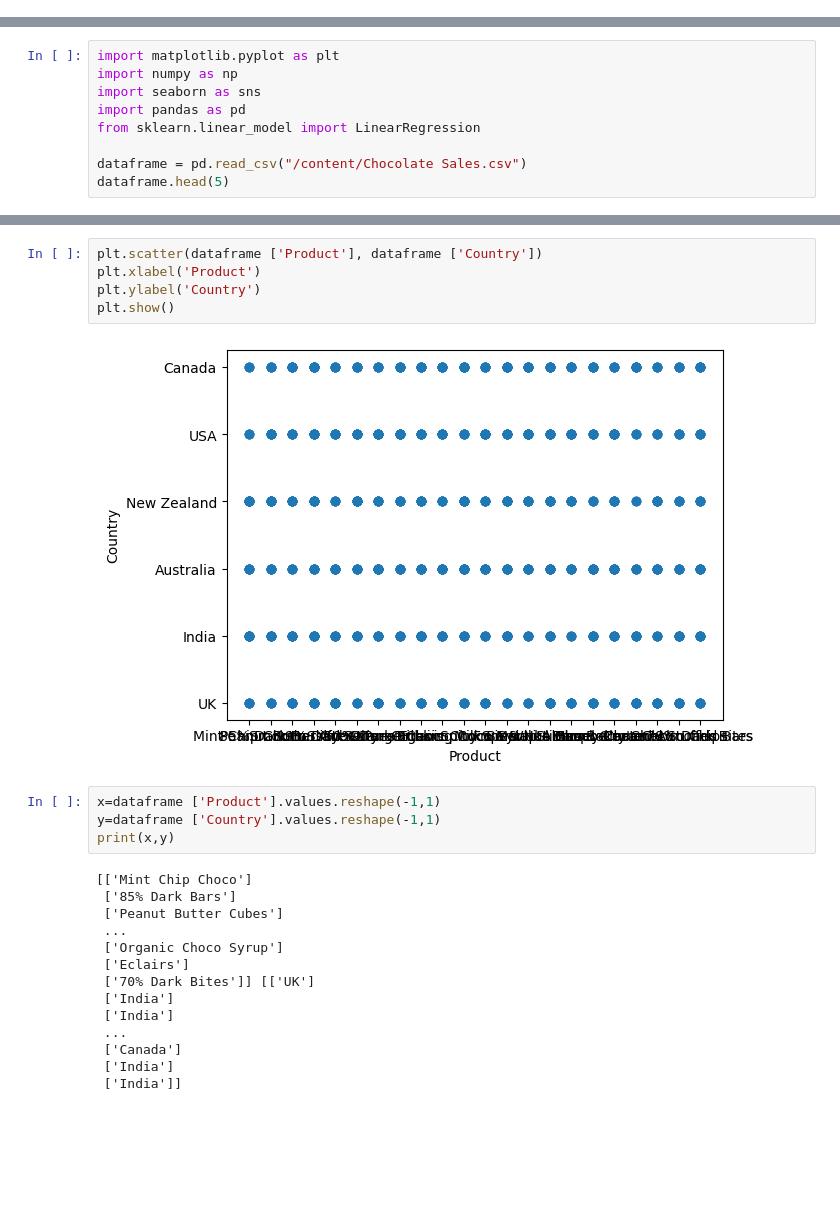
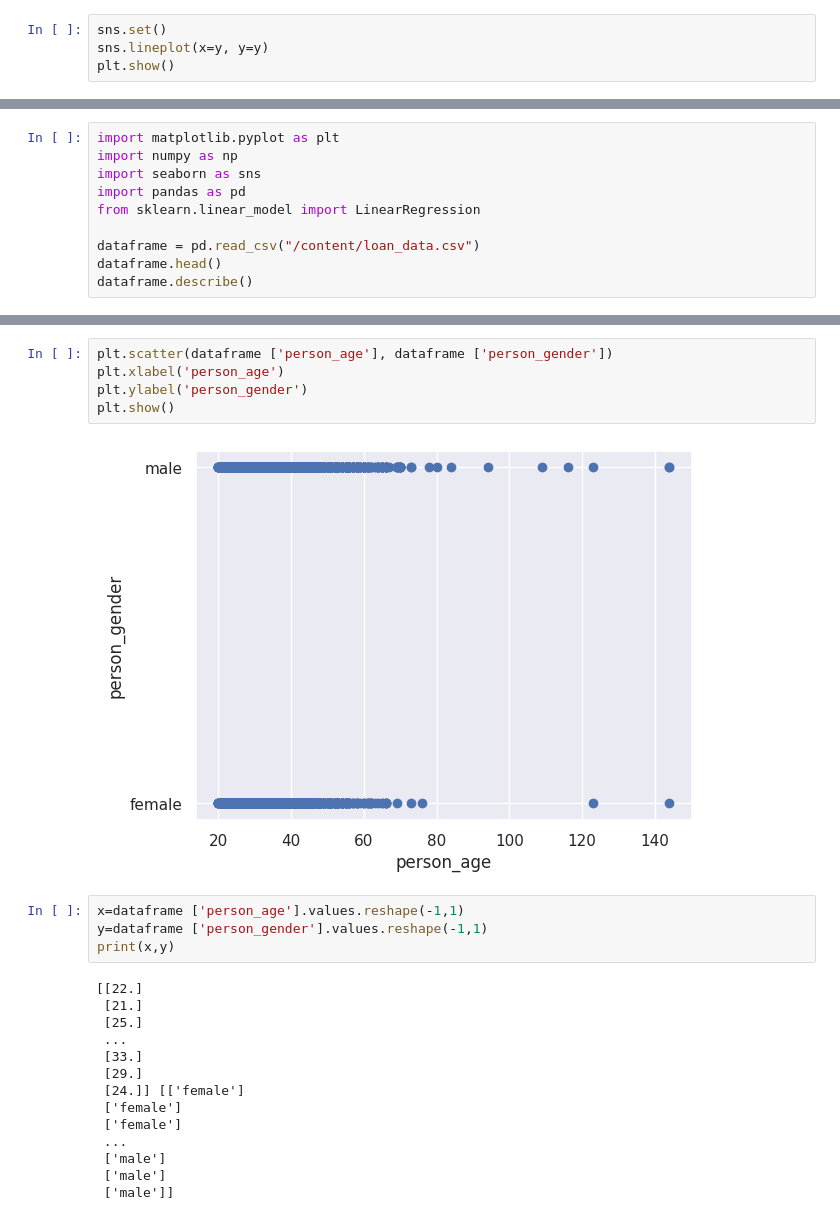
Before and after one commit to jeyam483/Plotting, a Jupyter notebook: Plotting.ipynb, the cells around one changed output, grey strips where cells are left out. Cells and saved outputs as stored; diff of their text form; blank space fills up the shorter version.

```diff
--- a/Plotting.ipynb
+++ b/Plotting.ipynb
@@ -2,0 +23,4 @@
+# %%
+sns.set()
+sns.lineplot(x=y, y=y)
+plt.show()
@@ -7,6 +40,7 @@ import seaborn as sns
 import pandas as pd
 from sklearn.linear_model import LinearRegression
 
-dataframe = pd.read_csv("/content/Chocolate Sales.csv")
-dataframe.head(5)
+dataframe = pd.read_csv("/content/loan_data.csv")
+dataframe.head()
+dataframe.describe()
 # %% [output]
@@ -93,25 +56,25 @@ _ = plt.ylabel('Boxes Shipped')
 # %%
-plt.scatter(dataframe ['Product'], dataframe ['Country'])
-plt.xlabel('Product')
-plt.ylabel('Country')
+plt.scatter(dataframe ['person_age'], dataframe ['person_gender'])
+plt.xlabel('person_age')
+plt.ylabel('person_gender')
 plt.show()
 # %% [output]
-[figure, old version]
+[figure, new version]
 # %%
-x=dataframe ['Product'].values.reshape(-1,1)
-y=dataframe ['Country'].values.reshape(-1,1)
+x=dataframe ['person_age'].values.reshape(-1,1)
+y=dataframe ['person_gender'].values.reshape(-1,1)
 print(x,y)
 # %% [output]
-[['Mint Chip Choco']
- ['85% Dark Bars']
- ['Peanut Butter Cubes']
+[[22.]
+ [21.]
+ [25.]
  ...
- ['Organic Choco Syrup']
- ['Eclairs']
- ['70% Dark Bites']] [['UK']
- ['India']
- ['India']
+ [33.]
+ [29.]
+ [24.]] [['female']
+ ['female']
+ ['female']
  ...
- ['Canada']
- ['India']
- ['India']]
+ ['male']
+ ['male']
+ ['male']]
```
Also changed, not shown: parts of 13 cells of this notebook.
